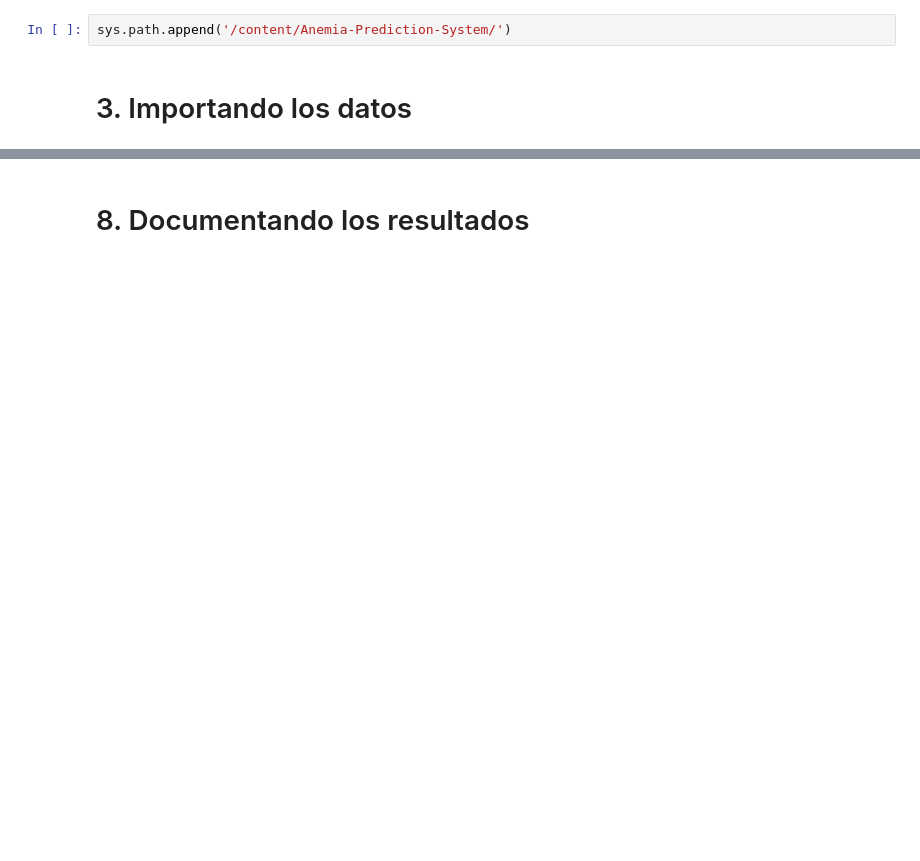
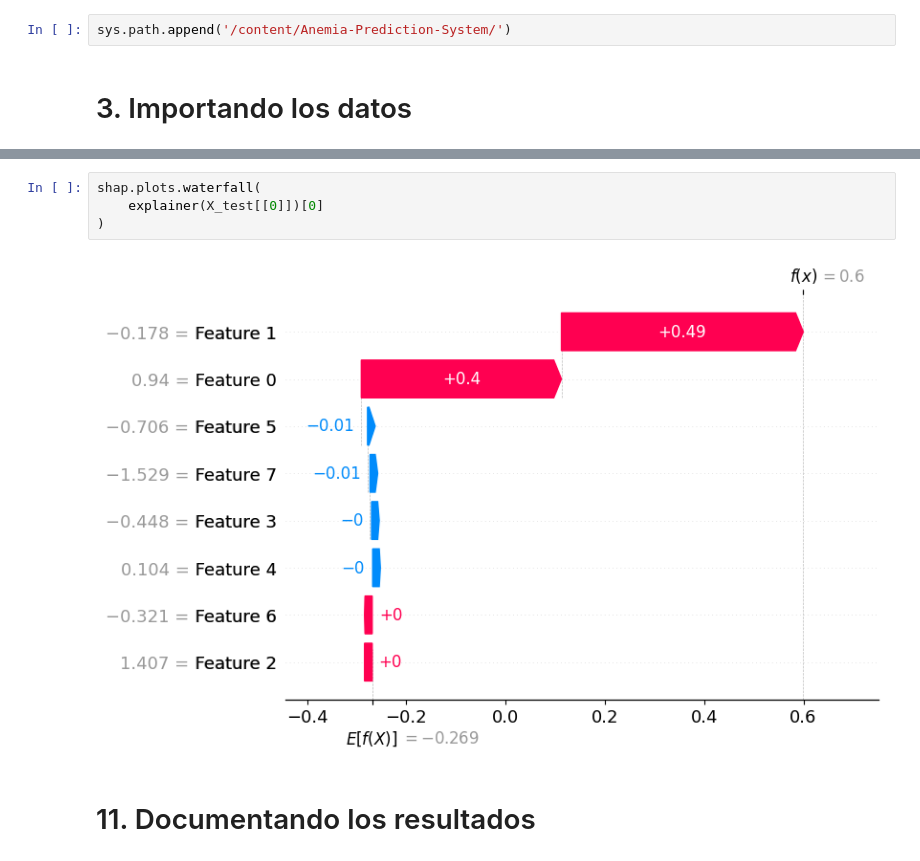
Before and after one commit to ezeperezds/Anemia-Prediction-System, a Jupyter notebook: notebooks/04_evaluation.ipynb, the cells around one changed output, grey strips where cells are left out. Drawn from its saved outputs; the diff is of its cells as text; blank space fills up the shorter version.

```diff
--- a/notebooks/04_evaluation.ipynb
+++ b/notebooks/04_evaluation.ipynb
@@ -27,2 +188,8 @@ sys.path.append('/content/Anemia-Prediction-System/')
+# %%
+shap.plots.waterfall(
+    explainer(X_test[[0]])[0]
+)
+# %% [output]
+[figure, added]
 # %% [markdown]
-# 8. Documentando los resultados
+# 11. Documentando los resultados
```
Also changed, not shown: parts of 29 cells of this notebook.
